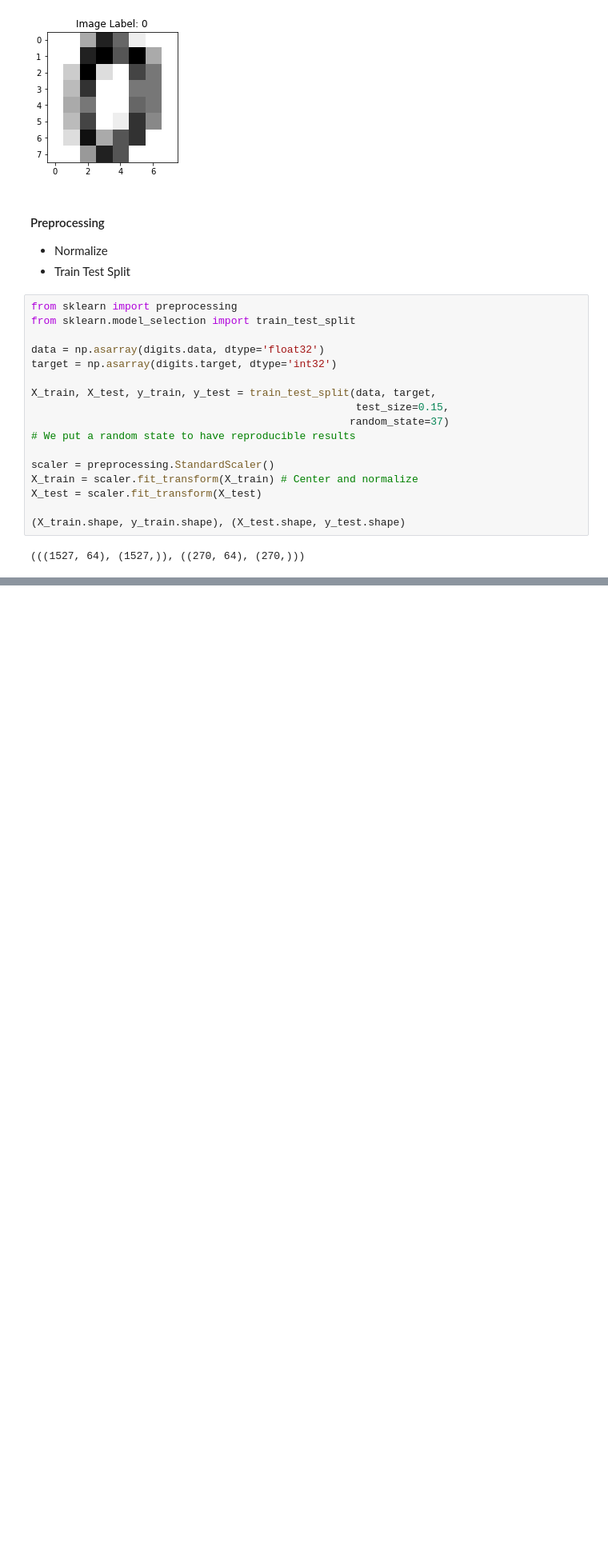
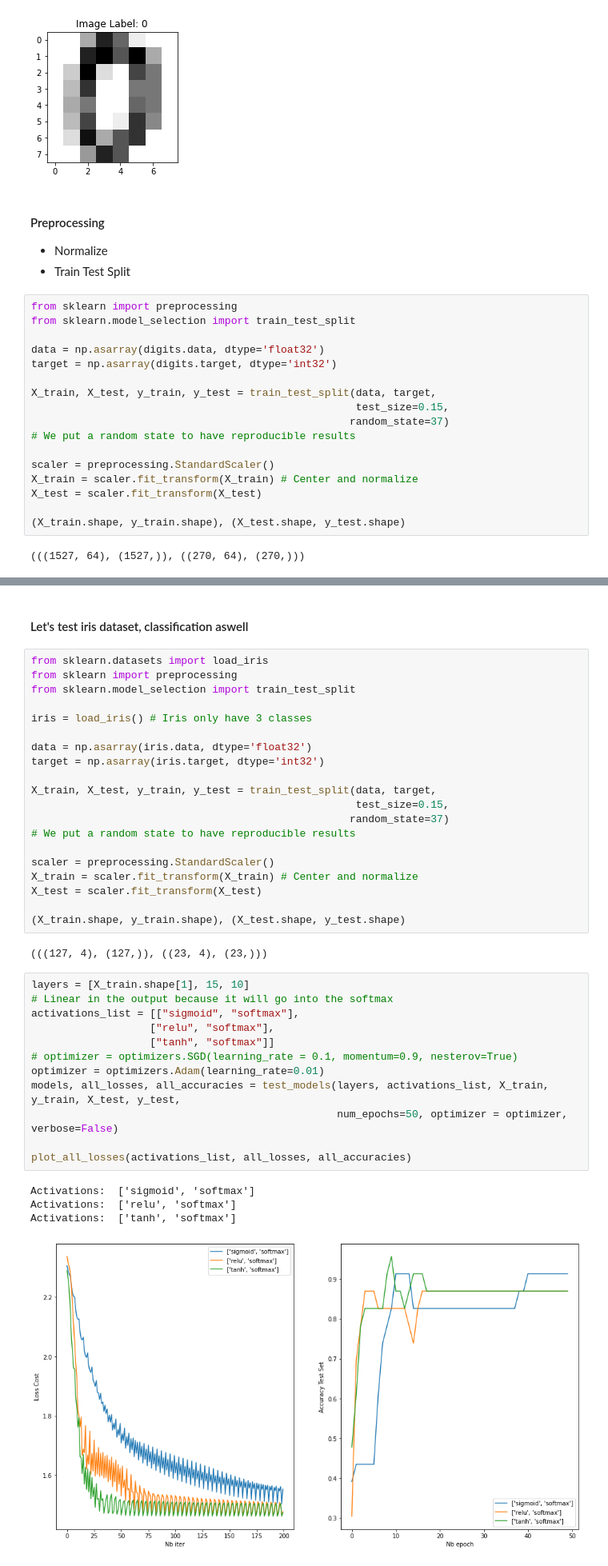
Before and after one commit to davidchen9830/ML, a Jupyter notebook: DNN/tensorflow/tf_dnn.ipynb, the cells around one changed output, grey strips where cells are left out. Shown at 80% size. Drawn from its saved outputs; the diff is of its cells as text; blank space fills up the shorter version.

```diff
--- a/DNN/tensorflow/tf_dnn.ipynb
+++ b/DNN/tensorflow/tf_dnn.ipynb
@@ -170,0 +246,41 @@ Epoch 14, train_acc = 0.9993, test_acc = 0.9667
+# %% [markdown]
+#### Let's test iris dataset, classification aswell
+# %%
+from sklearn.datasets import load_iris
+from sklearn import preprocessing
+from sklearn.model_selection import train_test_split
+
+iris = load_iris() # Iris only have 3 classes
+
+data = np.asarray(iris.data, dtype='float32')
+target = np.asarray(iris.target, dtype='int32')
+
+X_train, X_test, y_train, y_test = train_test_split(data, target,
+                                                    test_size=0.15,
+                                                   random_state=37)
+# We put a random state to have reproducible results
+
+scaler = preprocessing.StandardScaler()
+X_train = scaler.fit_transform(X_train) # Center and normalize
+X_test = scaler.fit_transform(X_test)
+
+(X_train.shape, y_train.shape), (X_test.shape, y_test.shape)
+# %% [output]
+(((127, 4), (127,)), ((23, 4), (23,)))
+# %%
+layers = [X_train.shape[1], 15, 10]
+# Linear in the output because it will go into the softmax
+activations_list = [["sigmoid", "softmax"],
+                   ["relu", "softmax"],
+                   ["tanh", "softmax"]]
+# optimizer = optimizers.SGD(learning_rate = 0.1, momentum=0.9, nesterov=True)
+optimizer = optimizers.Adam(learning_rate=0.01)
+models, all_losses, all_accuracies = test_models(layers, activations_list, X_train, y_train, X_test, y_test,
+                                                 num_epochs=50, optimizer = optimizer, verbose=False)
+
+plot_all_losses(activations_list, all_losses, all_accuracies)
+# %% [output]
+Activations:  ['sigmoid', 'softmax']
+Activations:  ['relu', 'softmax']
+Activations:  ['tanh', 'softmax']
+[figure, added]
```
Also changed, not shown: parts of 12 cells of this notebook, 2 other files.
